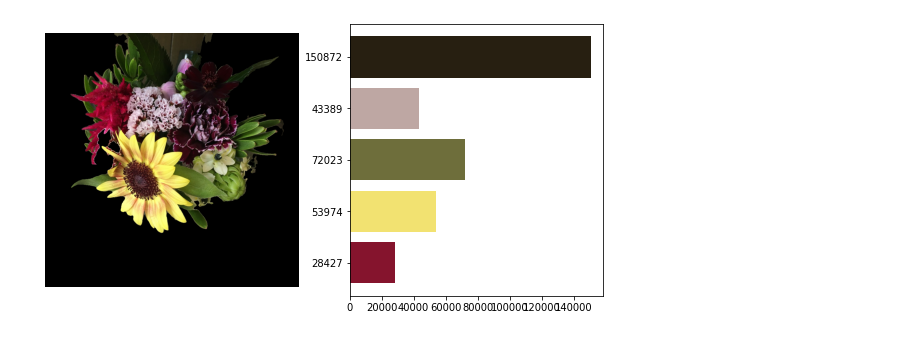
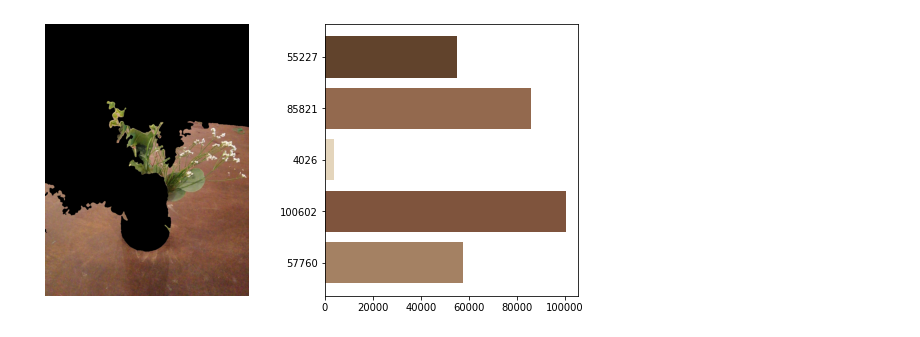
Before and after one commit to aaua/jupyter-opencv, a Jupyter notebook: work/flower.ipynb, the cells around one changed output. Cells and saved outputs as stored; diff of their text form; code cells hidden in the pictures.

```diff
--- a/work/flower.ipynb
+++ b/work/flower.ipynb
@@ -4,7 +4,7 @@ import numpy as np
 import matplotlib.pyplot as plt
 
 # load image, change color spaces, and smoothing
-img = cv2.imread('sample1.jpeg')
+img = cv2.imread('sample4.jpg')
 img_HSV = cv2.cvtColor(img, cv2.COLOR_BGR2HSV)
 cv2.imwrite('files/cvt_color.jpg', img_HSV)
 img_HSV = cv2.GaussianBlur(img_HSV, (9, 9), 3)
@@ -52,31 +52,31 @@ masked = img & mask
 # color = [255, 255, 255]
 # cv2.fillPoly(stencil, contours, color)
 # masked = cv2.bitwise_and(img, stencil)
 
 # 色一覧
 colors = masked.reshape(-1, 3)
 colors = colors[(colors != 0).all(axis=1)]  # 黒は除く
 
 # k平均法でクラスタリングする。
 k = 5
 criteria = cv2.TERM_CRITERIA_EPS + cv2.TERM_CRITERIA_MAX_ITER, 10, 1.0
 ret, label, center = cv2.kmeans(
     colors.astype(np.float32), k, None, criteria, 10, cv2.KMEANS_RANDOM_CENTERS
 )
 
 # 円の中に含まれる代表色 Top5 を可視化する。
 fig, [ax1, ax2] = plt.subplots(1, 2, figsize=(10, 5))
 # 各クラスに属するサンプル数を計算する。
 height = [np.count_nonzero(label == i) for i in range(k)]
 # 各クラスの色を取得する。matplotlib の引数の仕様上、[0, 1] にして、(R, G, B) の順番にする。
 rep_color = (center / 255)[:, ::-1]
 
 # 画像を表示する。
 ax1.imshow(cv2.cvtColor(masked, cv2.COLOR_BGR2RGB))
 ax1.set_axis_off()
 
 # ヒストグラムを表示する。
 ax2.barh(np.arange(k), height, color=rep_color, tick_label=height)
 plt.show()
 # %% [output]
-[figure, old version]
+[figure, new version]
```
Also changed, not shown: 3 other files.
